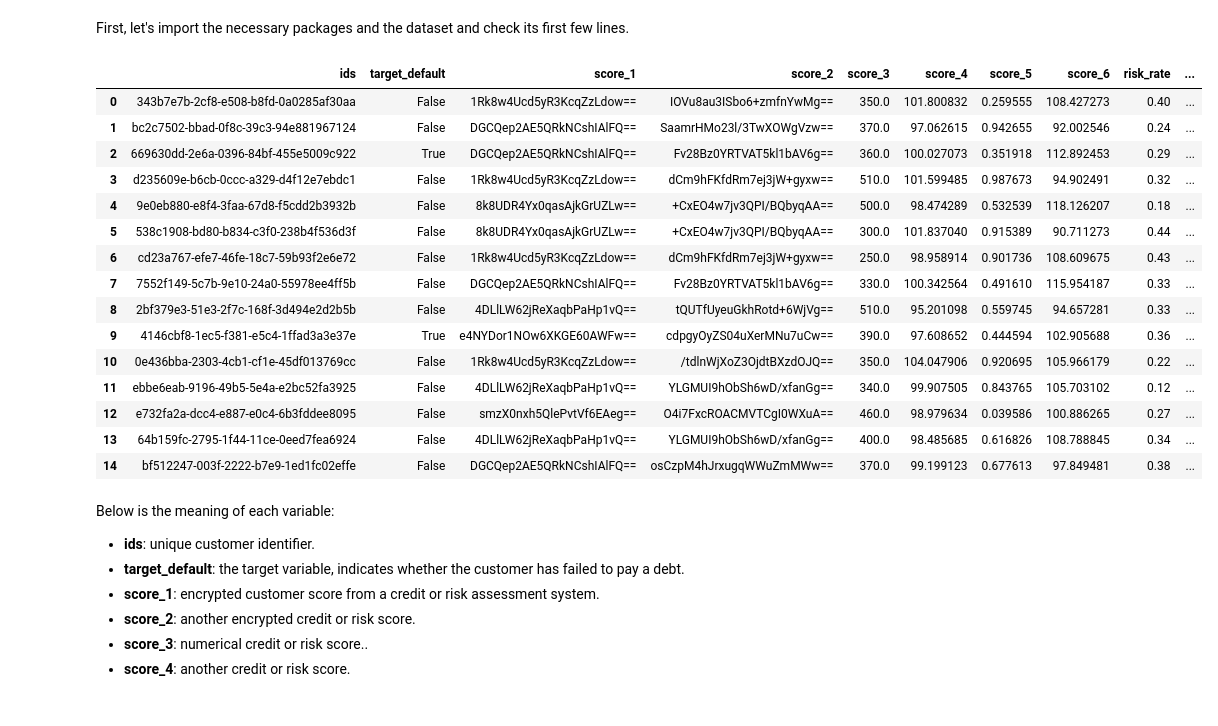
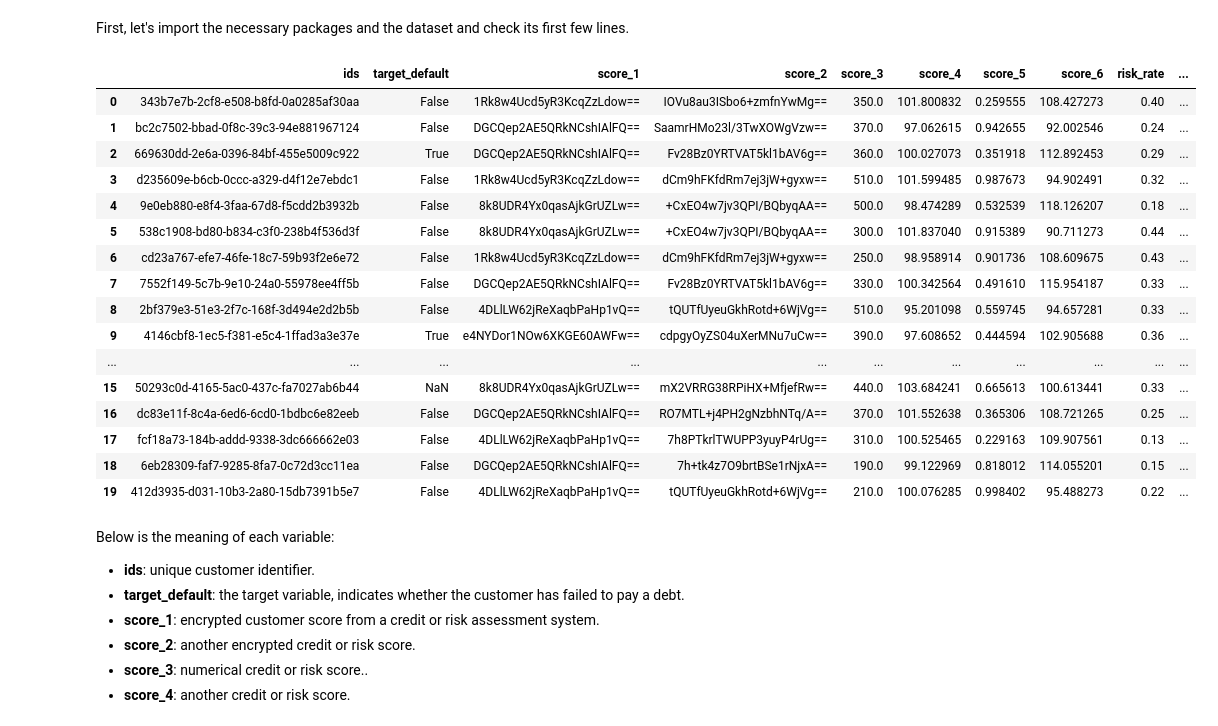
Before and after one commit to gabrielcapela/credit_risk, a Jupyter notebook: credit_risk.ipynb, the cells around one changed output. Cells and saved outputs as stored; diff of their text form; code cells hidden in the pictures.

```diff
--- a/credit_risk.ipynb
+++ b/credit_risk.ipynb
@@ -168,26 +168,27 @@ import seaborn as sns
 # %%
 #Importing the dataset
 df = pd.read_csv('https://github.com/gabrielcapela/credit_risk/raw/refs/heads/main/acquisition_train.csv')
 pd.set_option('display.max_columns', None)  #Show all the columns
 #Showing the first 10 lines
-df.head(15)
+df.head(20)
 # %% [output]
 |  | ids | target_default | score_1 | score_2 | score_3 | score_4 | score_5 | score_6 | risk_rate | ... |
 | 0 | 343b7e7b-2cf8-e508-b8fd-0a0285af30aa | False | 1Rk8w4Ucd5yR3KcqZzLdow== | IOVu8au3ISbo6+zmfnYwMg== | 350.0 | 101.800832 | 0.259555 | 108.427273 | 0.40 | ... |
 | 1 | bc2c7502-bbad-0f8c-39c3-94e881967124 | False | DGCQep2AE5QRkNCshIAlFQ== | SaamrHMo23l/3TwXOWgVzw== | 370.0 | 97.062615 | 0.942655 | 92.002546 | 0.24 | ... |
 | 2 | 669630dd-2e6a-0396-84bf-455e5009c922 | True | DGCQep2AE5QRkNCshIAlFQ== | Fv28Bz0YRTVAT5kl1bAV6g== | 360.0 | 100.027073 | 0.351918 | 112.892453 | 0.29 | ... |
 | 3 | d235609e-b6cb-0ccc-a329-d4f12e7ebdc1 | False | 1Rk8w4Ucd5yR3KcqZzLdow== | dCm9hFKfdRm7ej3jW+gyxw== | 510.0 | 101.599485 | 0.987673 | 94.902491 | 0.32 | ... |
 | 4 | 9e0eb880-e8f4-3faa-67d8-f5cdd2b3932b | False | 8k8UDR4Yx0qasAjkGrUZLw== | +CxEO4w7jv3QPI/BQbyqAA== | 500.0 | 98.474289 | 0.532539 | 118.126207 | 0.18 | ... |
 | 5 | 538c1908-bd80-b834-c3f0-238b4f536d3f | False | 8k8UDR4Yx0qasAjkGrUZLw== | +CxEO4w7jv3QPI/BQbyqAA== | 300.0 | 101.837040 | 0.915389 | 90.711273 | 0.44 | ... |
 | 6 | cd23a767-efe7-46fe-18c7-59b93f2e6e72 | False | 1Rk8w4Ucd5yR3KcqZzLdow== | dCm9hFKfdRm7ej3jW+gyxw== | 250.0 | 98.958914 | 0.901736 | 108.609675 | 0.43 | ... |
 | 7 | 7552f149-5c7b-9e10-24a0-55978ee4ff5b | False | DGCQep2AE5QRkNCshIAlFQ== | Fv28Bz0YRTVAT5kl1bAV6g== | 330.0 | 100.342564 | 0.491610 | 115.954187 | 0.33 | ... |
 | 8 | 2bf379e3-51e3-2f7c-168f-3d494e2d2b5b | False | 4DLlLW62jReXaqbPaHp1vQ== | tQUTfUyeuGkhRotd+6WjVg== | 510.0 | 95.201098 | 0.559745 | 94.657281 | 0.33 | ... |
 | 9 | 4146cbf8-1ec5-f381-e5c4-1ffad3a3e37e | True | e4NYDor1NOw6XKGE60AWFw== | cdpgyOyZS04uXerMNu7uCw== | 390.0 | 97.608652 | 0.444594 | 102.905688 | 0.36 | ... |
-| 10 | 0e436bba-2303-4cb1-cf1e-45df013769cc | False | 1Rk8w4Ucd5yR3KcqZzLdow== | /tdlnWjXoZ3OjdtBXzdOJQ== | 350.0 | 104.047906 | 0.920695 | 105.966179 | 0.22 | ... |
-| 11 | ebbe6eab-9196-49b5-5e4a-e2bc52fa3925 | False | 4DLlLW62jReXaqbPaHp1vQ== | YLGMUI9hObSh6wD/xfanGg== | 340.0 | 99.907505 | 0.843765 | 105.703102 | 0.12 | ... |
-| 12 | e732fa2a-dcc4-e887-e0c4-6b3fddee8095 | False | smzX0nxh5QlePvtVf6EAeg== | O4i7FxcROACMVTCgI0WXuA== | 460.0 | 98.979634 | 0.039586 | 100.886265 | 0.27 | ... |
-| 13 | 64b159fc-2795-1f44-11ce-0eed7fea6924 | False | 4DLlLW62jReXaqbPaHp1vQ== | YLGMUI9hObSh6wD/xfanGg== | 400.0 | 98.485685 | 0.616826 | 108.788845 | 0.34 | ... |
-| 14 | bf512247-003f-2222-b7e9-1ed1fc02effe | False | DGCQep2AE5QRkNCshIAlFQ== | osCzpM4hJrxugqWWuZmMWw== | 370.0 | 99.199123 | 0.677613 | 97.849481 | 0.38 | ... |
+| ... | ... | ... | ... | ... | ... | ... | ... | ... | ... | ... |
+| 15 | 50293c0d-4165-5ac0-437c-fa7027ab6b44 | NaN | 8k8UDR4Yx0qasAjkGrUZLw== | mX2VRRG38RPiHX+MfjefRw== | 440.0 | 103.684241 | 0.665613 | 100.613441 | 0.33 | ... |
+| 16 | dc83e11f-8c4a-6ed6-6cd0-1bdbc6e82eeb | False | DGCQep2AE5QRkNCshIAlFQ== | RO7MTL+j4PH2gNzbhNTq/A== | 370.0 | 101.552638 | 0.365306 | 108.721265 | 0.25 | ... |
+| 17 | fcf18a73-184b-addd-9338-3dc666662e03 | False | 4DLlLW62jReXaqbPaHp1vQ== | 7h8PTkrlTWUPP3yuyP4rUg== | 310.0 | 100.525465 | 0.229163 | 109.907561 | 0.13 | ... |
+| 18 | 6eb28309-faf7-9285-8fa7-0c72d3cc11ea | False | DGCQep2AE5QRkNCshIAlFQ== | 7h+tk4z7O9brtBSe1rNjxA== | 190.0 | 99.122969 | 0.818012 | 114.055201 | 0.15 | ... |
+| 19 | 412d3935-d031-10b3-2a80-15db7391b5e7 | False | 4DLlLW62jReXaqbPaHp1vQ== | tQUTfUyeuGkhRotd+6WjVg== | 210.0 | 100.076285 | 0.998402 | 95.488273 | 0.22 | ... |
 # %% [markdown]
 Below is the meaning of each variable:
 
```
Also changed, not shown: parts of 4 cells of this notebook.
